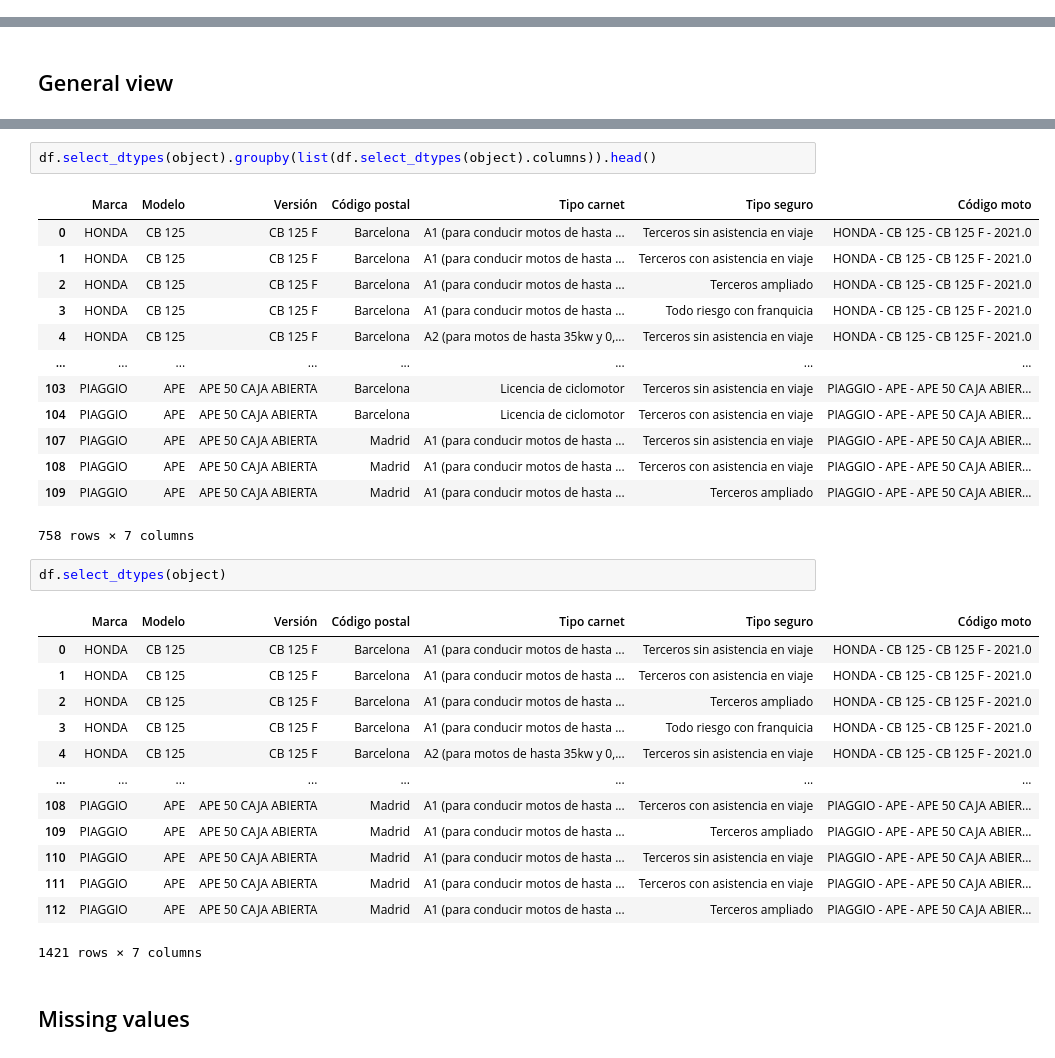
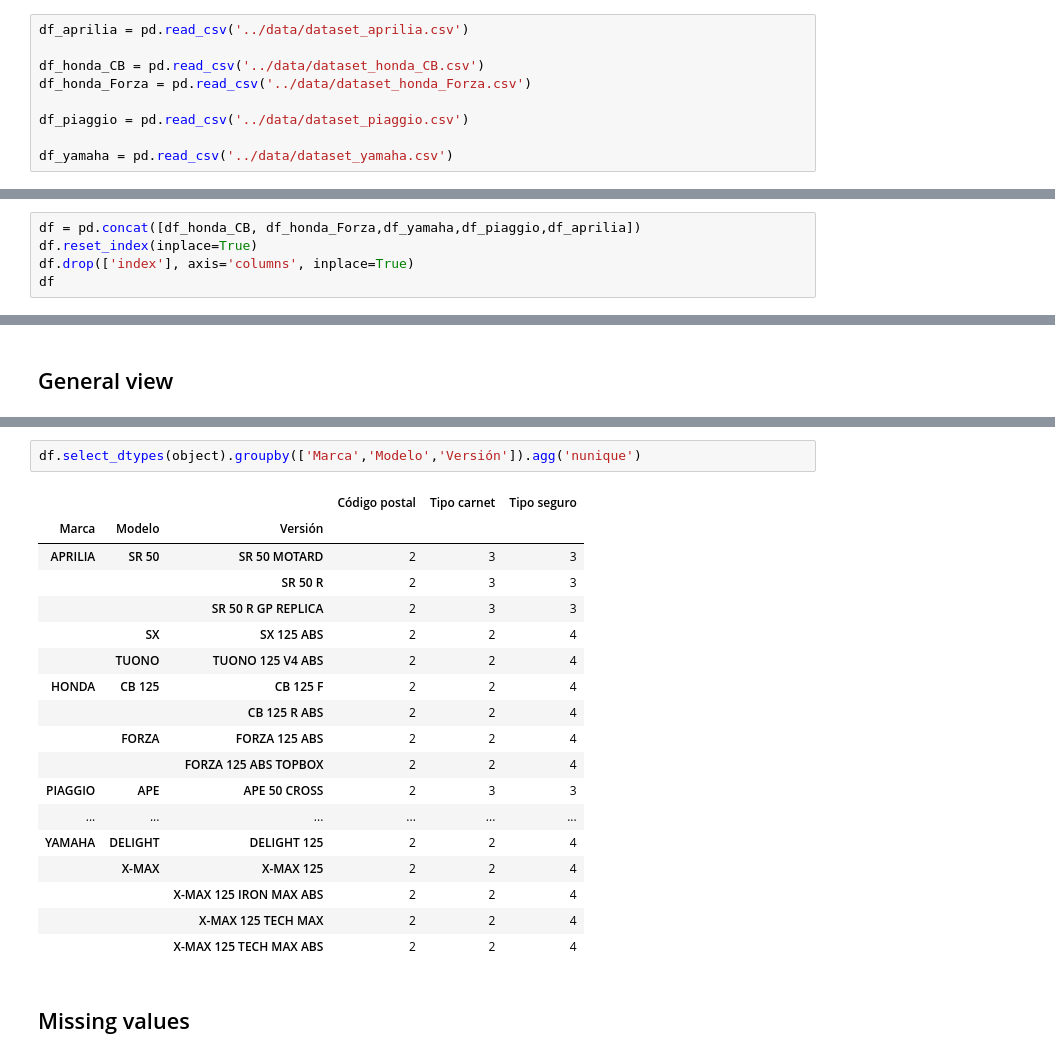
Before and after one commit to xabstep/motorbike_insurance, a Jupyter notebook: notebooks/insurance_model.ipynb, the cells around one changed output, grey strips where cells are left out. Saved outputs shown, nothing was run; the diff lists cells and outputs as text.

```diff
--- a/notebooks/insurance_model.ipynb
+++ b/notebooks/insurance_model.ipynb
@@ -54,0 +25,9 @@ df.tail()
+# %%
+df_aprilia = pd.read_csv('../data/dataset_aprilia.csv')
+
+df_honda_CB = pd.read_csv('../data/dataset_honda_CB.csv')
+df_honda_Forza = pd.read_csv('../data/dataset_honda_Forza.csv')
+
+df_piaggio = pd.read_csv('../data/dataset_piaggio.csv')
+
+df_yamaha = pd.read_csv('../data/dataset_yamaha.csv')
@@ -54,0 +44,5 @@ df.tail()
+# %%
+df = pd.concat([df_honda_CB, df_honda_Forza,df_yamaha,df_piaggio,df_aprilia])
+df.reset_index(inplace=True)
+df.drop(['index'], axis='columns', inplace=True)
+df
@@ -118,34 +129,23 @@ df.describe()
-# %%
-df.select_dtypes(object).groupby(list(df.select_dtypes(object).columns)).head()
-# %% [output]
-|  | Marca | Modelo | Versión | Código postal | Tipo carnet | Tipo seguro | Código moto |
-| 0 | HONDA | CB 125 | CB 125 F | Barcelona | A1 (para conducir motos de hasta ... | Terceros sin asistencia en viaje | HONDA - CB 125 - CB 125 F - 2021.0 |
-| 1 | HONDA | CB 125 | CB 125 F | Barcelona | A1 (para conducir motos de hasta ... | Terceros con asistencia en viaje | HONDA - CB 125 - CB 125 F - 2021.0 |
-| 2 | HONDA | CB 125 | CB 125 F | Barcelona | A1 (para conducir motos de hasta ... | Terceros ampliado | HONDA - CB 125 - CB 125 F - 2021.0 |
-| 3 | HONDA | CB 125 | CB 125 F | Barcelona | A1 (para conducir motos de hasta ... | Todo riesgo con franquicia | HONDA - CB 125 - CB 125 F - 2021.0 |
-| 4 | HONDA | CB 125 | CB 125 F | Barcelona | A2 (para motos de hasta 35kw y 0,... | Terceros sin asistencia en viaje | HONDA - CB 125 - CB 125 F - 2021.0 |
-| ... | ... | ... | ... | ... | ... | ... | ... |
-| 103 | PIAGGIO | APE | APE 50 CAJA ABIERTA | Barcelona | Licencia de ciclomotor | Terceros sin asistencia en viaje | PIAGGIO - APE - APE 50 CAJA ABIER... |
-| 104 | PIAGGIO | APE | APE 50 CAJA ABIERTA | Barcelona | Licencia de ciclomotor | Terceros con asistencia en viaje | PIAGGIO - APE - APE 50 CAJA ABIER... |
-| 107 | PIAGGIO | APE | APE 50 CAJA ABIERTA | Madrid | A1 (para conducir motos de hasta ... | Terceros sin asistencia en viaje | PIAGGIO - APE - APE 50 CAJA ABIER... |
-| 108 | PIAGGIO | APE | APE 50 CAJA ABIERTA | Madrid | A1 (para conducir motos de hasta ... | Terceros con asistencia en viaje | PIAGGIO - APE - APE 50 CAJA ABIER... |
-| 109 | PIAGGIO | APE | APE 50 CAJA ABIERTA | Madrid | A1 (para conducir motos de hasta ... | Terceros ampliado | PIAGGIO - APE - APE 50 CAJA ABIER... |
-758 rows × 7 columns
 # %%
-df.select_dtypes(object)
+df.select_dtypes(object).groupby(['Marca','Modelo','Versión']).agg('nunique')
 # %% [output]
-|  | Marca | Modelo | Versión | Código postal | Tipo carnet | Tipo seguro | Código moto |
-| 0 | HONDA | CB 125 | CB 125 F | Barcelona | A1 (para conducir motos de hasta ... | Terceros sin asistencia en viaje | HONDA - CB 125 - CB 125 F - 2021.0 |
-| 1 | HONDA | CB 125 | CB 125 F | Barcelona | A1 (para conducir motos de hasta ... | Terceros con asistencia en viaje | HONDA - CB 125 - CB 125 F - 2021.0 |
-| 2 | HONDA | CB 125 | CB 125 F | Barcelona | A1 (para conducir motos de hasta ... | Terceros ampliado | HONDA - CB 125 - CB 125 F - 2021.0 |
-| 3 | HONDA | CB 125 | CB 125 F | Barcelona | A1 (para conducir motos de hasta ... | Todo riesgo con franquicia | HONDA - CB 125 - CB 125 F - 2021.0 |
-| 4 | HONDA | CB 125 | CB 125 F | Barcelona | A2 (para motos de hasta 35kw y 0,... | Terceros sin asistencia en viaje | HONDA - CB 125 - CB 125 F - 2021.0 |
-| ... | ... | ... | ... | ... | ... | ... | ... |
-| 108 | PIAGGIO | APE | APE 50 CAJA ABIERTA | Madrid | A1 (para conducir motos de hasta ... | Terceros con asistencia en viaje | PIAGGIO - APE - APE 50 CAJA ABIER... |
-| 109 | PIAGGIO | APE | APE 50 CAJA ABIERTA | Madrid | A1 (para conducir motos de hasta ... | Terceros ampliado | PIAGGIO - APE - APE 50 CAJA ABIER... |
-| 110 | PIAGGIO | APE | APE 50 CAJA ABIERTA | Madrid | A1 (para conducir motos de hasta ... | Terceros sin asistencia en viaje | PIAGGIO - APE - APE 50 CAJA ABIER... |
-| 111 | PIAGGIO | APE | APE 50 CAJA ABIERTA | Madrid | A1 (para conducir motos de hasta ... | Terceros con asistencia en viaje | PIAGGIO - APE - APE 50 CAJA ABIER... |
-| 112 | PIAGGIO | APE | APE 50 CAJA ABIERTA | Madrid | A1 (para conducir motos de hasta ... | Terceros ampliado | PIAGGIO - APE - APE 50 CAJA ABIER... |
+|  |  |  | Código postal | Tipo carnet | Tipo seguro |
+| Marca | Modelo | Versión |  |  |  |
+| APRILIA | SR 50 | SR 50 MOTARD | 2 | 3 | 3 |
+|  |  | SR 50 R | 2 | 3 | 3 |
+|  |  | SR 50 R GP REPLICA | 2 | 3 | 3 |
+|  | SX | SX 125 ABS | 2 | 2 | 4 |
+|  | TUONO | TUONO 125 V4 ABS | 2 | 2 | 4 |
+| HONDA | CB 125 | CB 125 F | 2 | 2 | 4 |
+|  |  | CB 125 R ABS | 2 | 2 | 4 |
+|  | FORZA | FORZA 125 ABS | 2 | 2 | 4 |
+|  |  | FORZA 125 ABS TOPBOX | 2 | 2 | 4 |
+| PIAGGIO | APE | APE 50 CROSS | 2 | 3 | 3 |
+| ... | ... | ... | ... | ... | ... |
+| YAMAHA | DELIGHT | DELIGHT 125 | 2 | 2 | 4 |
+|  | X-MAX | X-MAX 125 | 2 | 2 | 4 |
+|  |  | X-MAX 125 IRON MAX ABS | 2 | 2 | 4 |
+|  |  | X-MAX 125 TECH MAX | 2 | 2 | 4 |
+|  |  | X-MAX 125 TECH MAX ABS | 2 | 2 | 4 |
-1421 rows × 7 columns
 # %% [markdown]
 ## Missing values
```
Also changed, not shown: parts of 73 cells of this notebook, 10 other files.
